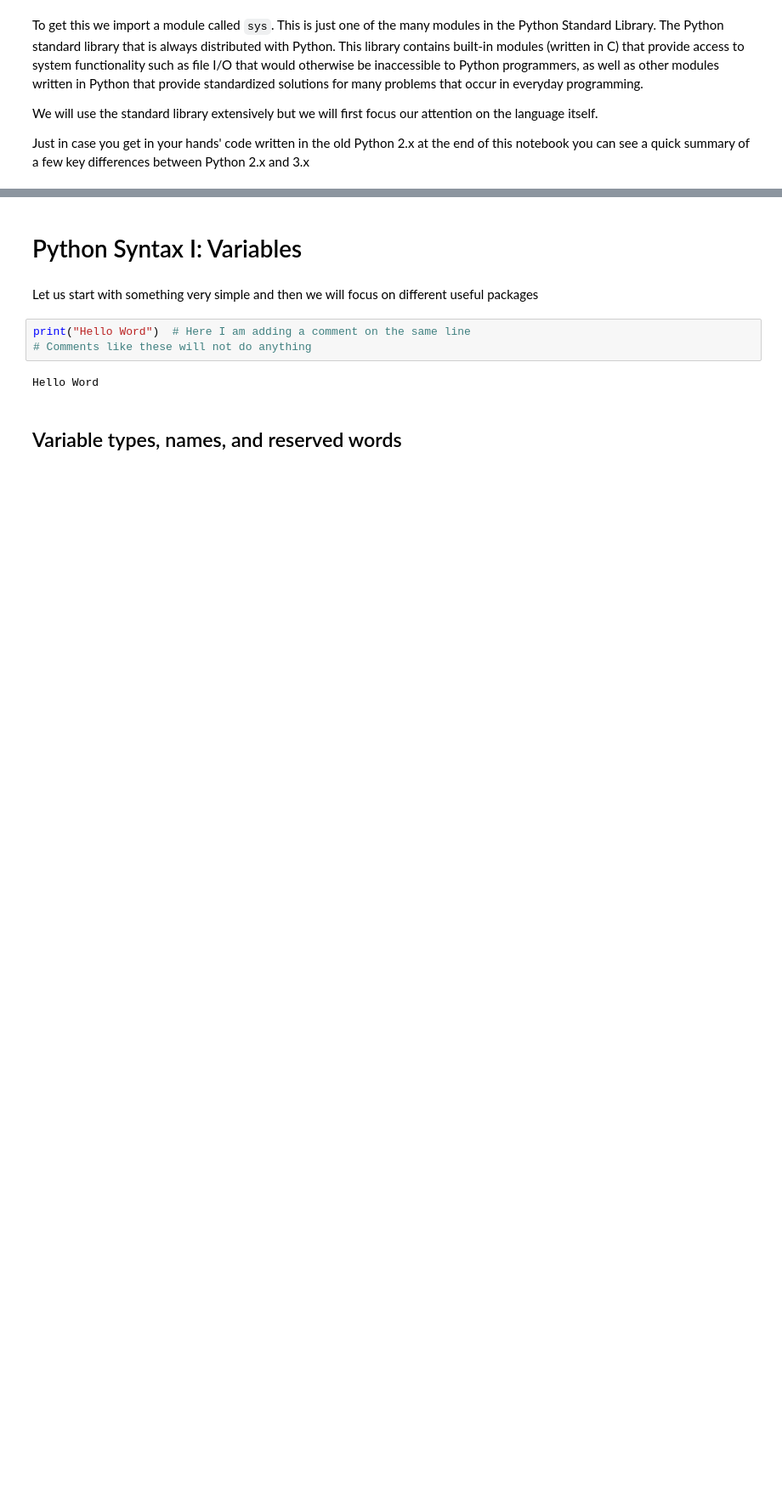
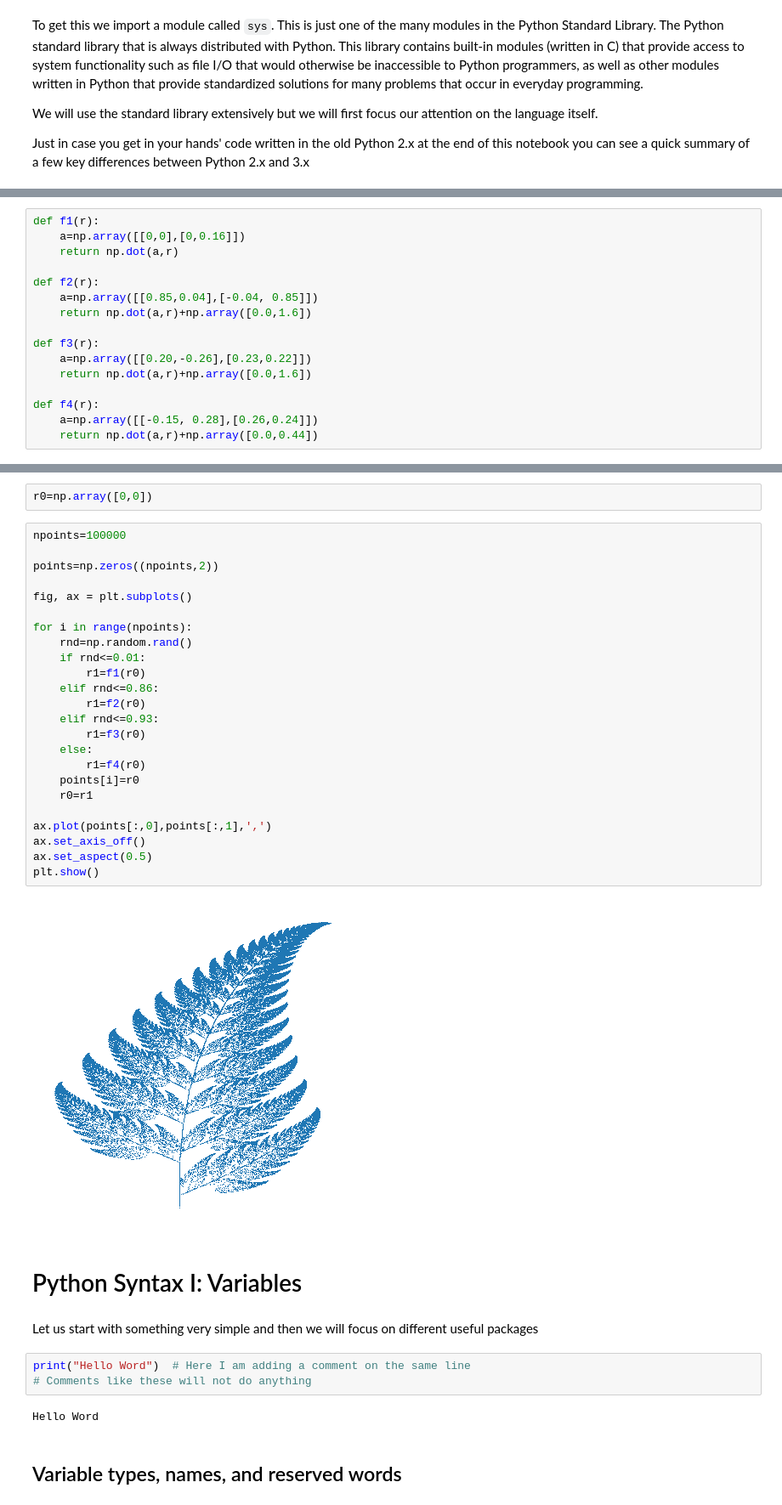
Before and after one commit to romerogroup/Notebooks_4SIAH, a Jupyter notebook: Python/Chapter 1. Language Syntax.ipynb, the cells around one changed output, grey strips where cells are left out. Shown: that part at 85% size. Cells and saved outputs as stored; diff of their text form; blank space fills up the shorter version.

```diff
--- a/Python/Chapter 1. Language Syntax.ipynb
+++ b/Python/Chapter 1. Language Syntax.ipynb
@@ -384,0 +462,16 @@ Just in case you get in your hands' code written in the old Python 2.x at the en
+# %%
+def f1(r):
+    a=np.array([[0,0],[0,0.16]])
+    return np.dot(a,r)
+
+def f2(r):
+    a=np.array([[0.85,0.04],[-0.04, 0.85]])
+    return np.dot(a,r)+np.array([0.0,1.6])
+
+def f3(r):
+    a=np.array([[0.20,-0.26],[0.23,0.22]])
+    return np.dot(a,r)+np.array([0.0,1.6])
+
+def f4(r):
+    a=np.array([[-0.15, 0.28],[0.26,0.24]])
+    return np.dot(a,r)+np.array([0.0,0.44])
@@ -385,3 +480,31 @@ Just in case you get in your hands' code written in the old Python 2.x at the en
+# %%
+r0=np.array([0,0])
+# %%
+npoints=100000
+
+points=np.zeros((npoints,2))
+
+fig, ax = plt.subplots()
+
+for i in range(npoints):
+    rnd=np.random.rand()
+    if rnd<=0.01:
+        r1=f1(r0)
+    elif rnd<=0.86:
+        r1=f2(r0)
+    elif rnd<=0.93:
+        r1=f3(r0)
+    else:
+        r1=f4(r0)
+    points[i]=r0
+    r0=r1
+
+ax.plot(points[:,0],points[:,1],',')
+ax.set_axis_off()
+ax.set_aspect(0.5)
+plt.show()
+# %% [output]
+[figure, added]
 # %% [markdown]
 <a id="python_syntax_1"></a>
 # Python Syntax I: Variables
```
Also changed, not shown: parts of 57 cells of this notebook, 17 other files.
